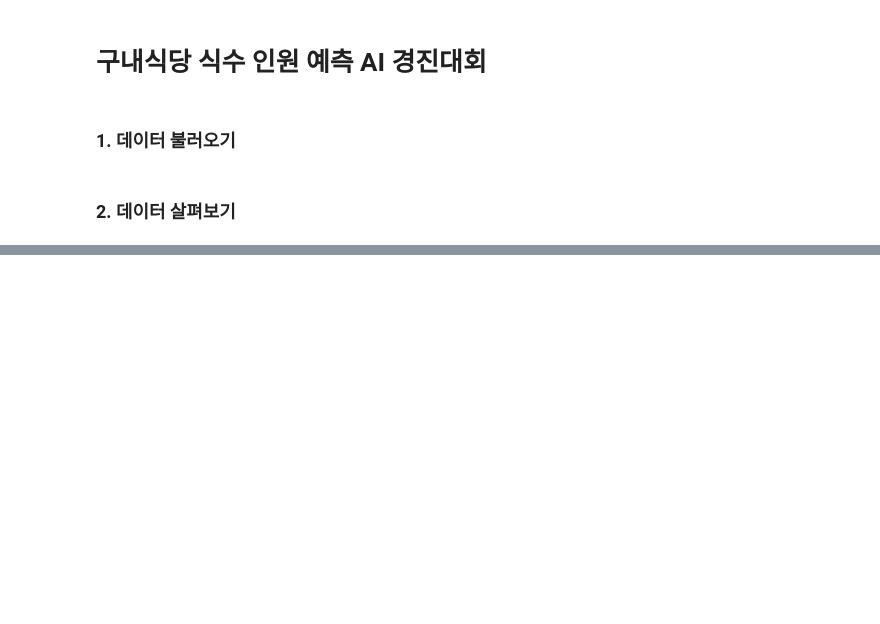
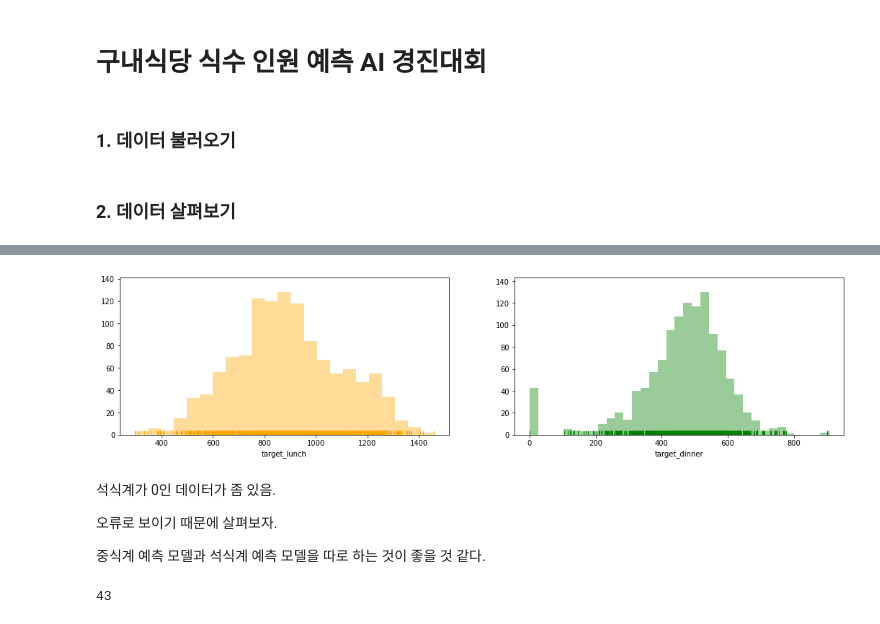
Before and after one commit to hyeon1263/Dacon_Tutorial, a Jupyter notebook: 구내식당_식수인원_예측.ipynb, the cells around one changed output, grey strips where cells are left out. Saved outputs shown, nothing was run; the diff lists cells and outputs as text; code cells hidden in the pictures; blank space fills up the shorter version.

```diff
--- a/구내식당_식수인원_예측.ipynb
+++ b/구내식당_식수인원_예측.ipynb
@@ -148,0 +99,27 @@ submission.to_csv('RandomForest.csv', index=False)
+# %%
+# 월, 일 칼럼 추가
+train['month'] = train['date'].dt.month
+test['month'] = test['date'].dt.month
+
+train['day'] = train['date'].dt.day
+test['day'] = test['date'].dt.day
+# %%
+train.drop('date', axis=1, inplace=True)
+test.drop('date', axis=1, inplace=True)
+# %%
+fig, ax = plt.subplots(nrows = 1, ncols = 2, figsize = (18, 4))
+sns.distplot(train["target_lunch"], ax = ax[0], color = 'orange', kde = False, rug = True)
+sns.distplot(train["target_dinner"], ax = ax[1], color = 'green', kde = False, rug = True)
+plt.show()
+# %% [output]
+[figure, added]
+# %% [markdown]
+석식계가 0인 데이터가 좀 있음.
+
+오류로 보이기 때문에 살펴보자.
+
+중식계 예측 모델과 석식계 예측 모델을 따로 하는 것이 좋을 것 같다.
+# %%
+len(train[train['target_dinner']==0])
+# %% [output]
+43
```
Also changed, not shown: parts of 56 cells of this notebook.
